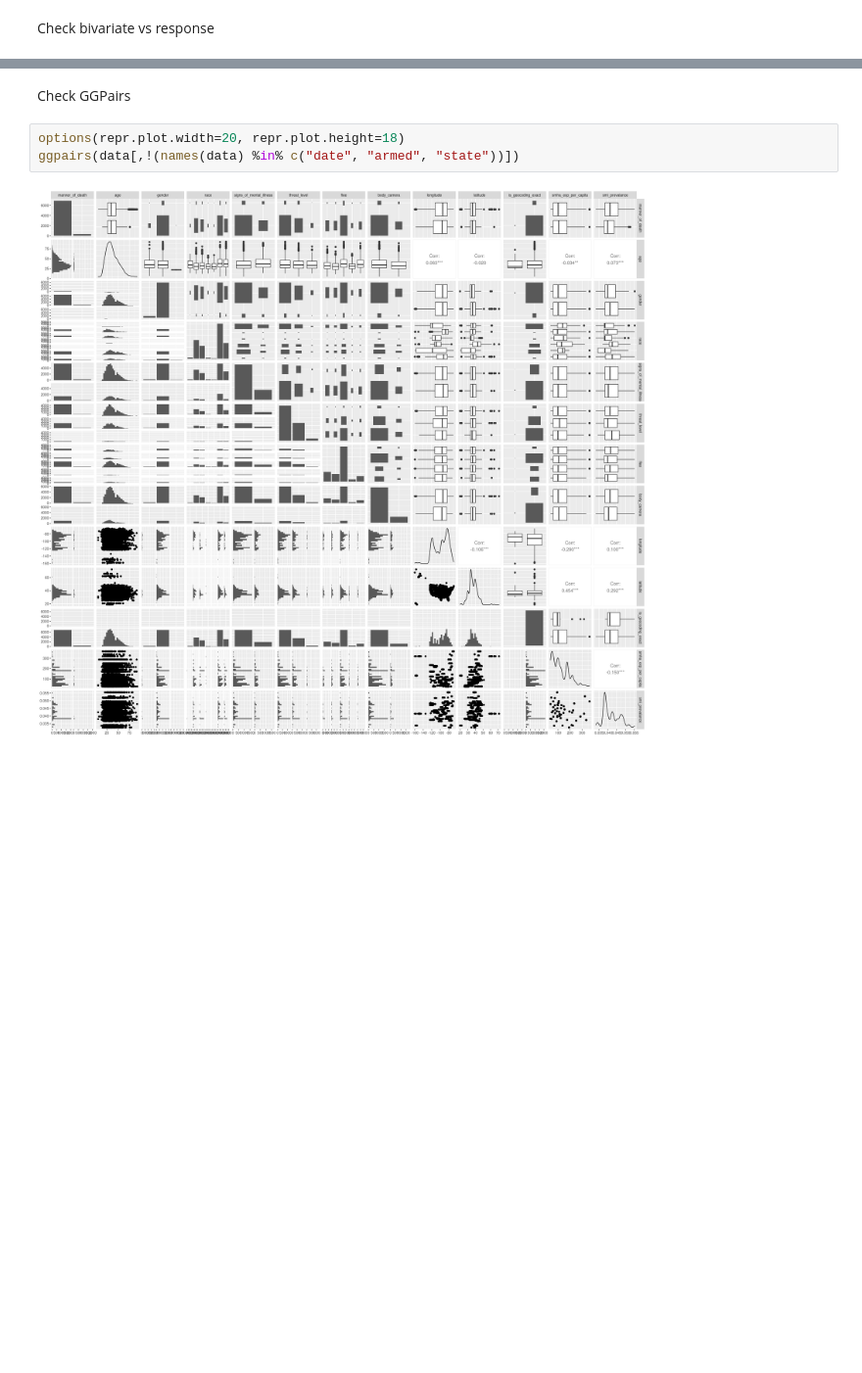
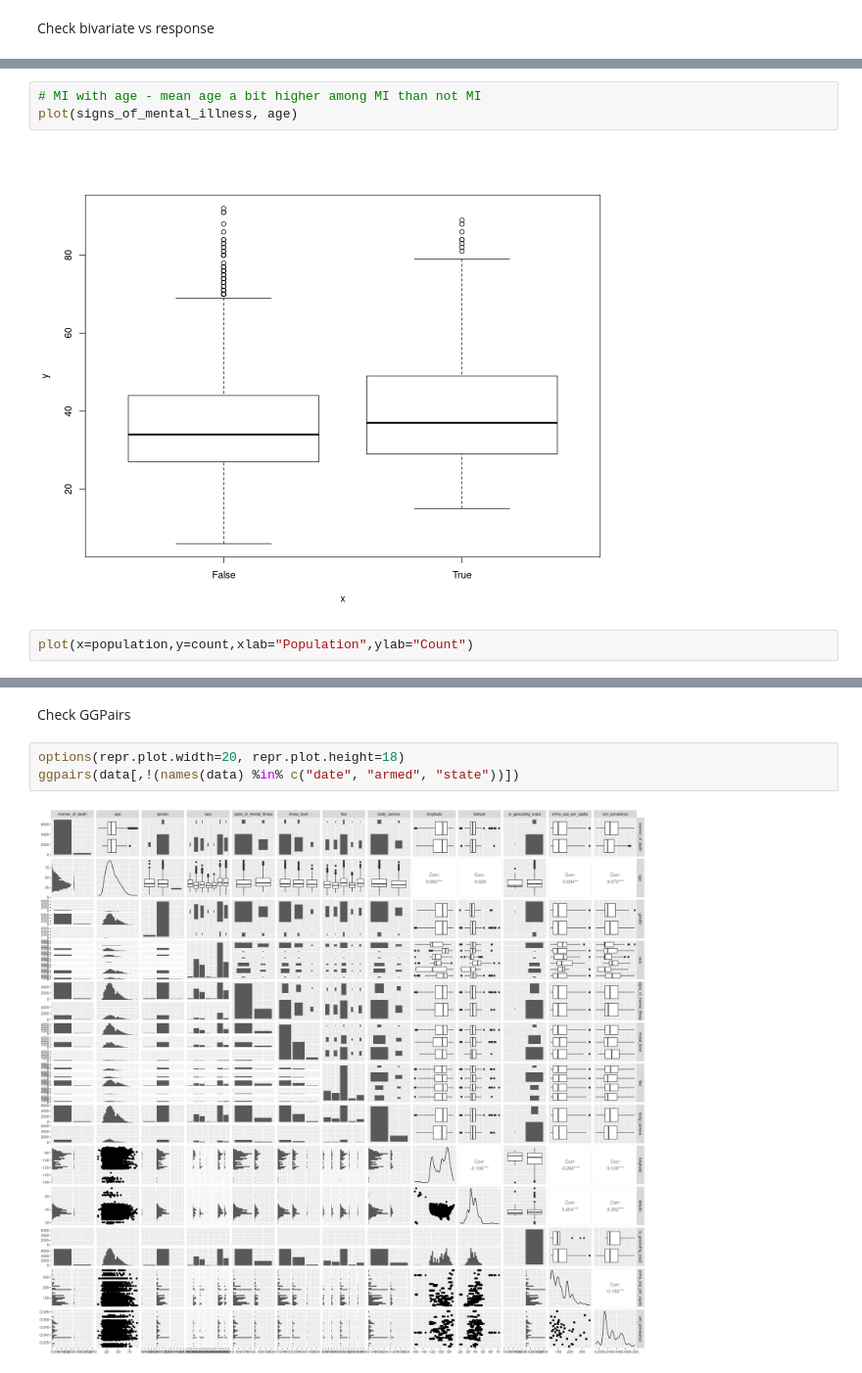
Before and after one commit to spacegoat1/data2020_project, a Jupyter notebook: 1_univar-EDA.ipynb, the cells around one changed output, grey strips where cells are left out. Shown at 98% size. Cells and saved outputs as stored; diff of their text form; blank space fills up the shorter version.

```diff
--- a/code.ipynb
+++ b/1_univar-EDA.ipynb
@@ -194,0 +318,7 @@ Check bivariate vs response
+# %%
+# MI with age - mean age a bit higher among MI than not MI
+plot(signs_of_mental_illness, age)
+# %% [output]
+[figure, added]
+# %%
+plot(x=population,y=count,xlab="Population",ylab="Count")
```
Also changed, not shown: parts of 21 cells of this notebook, 2 other files.
